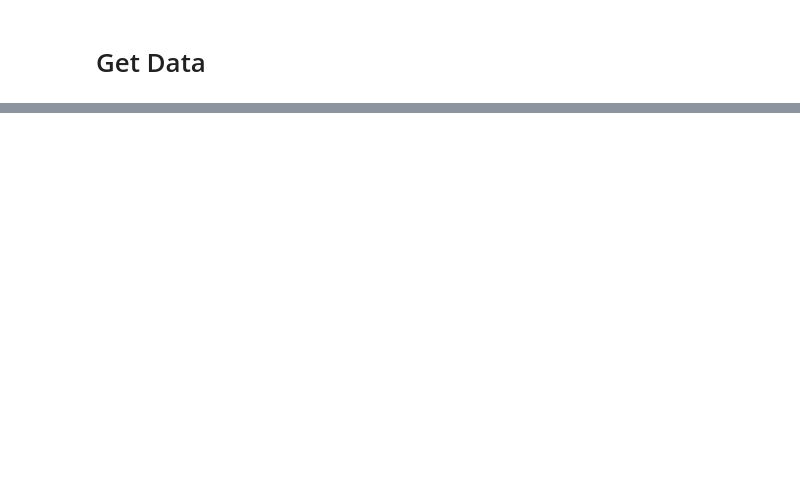
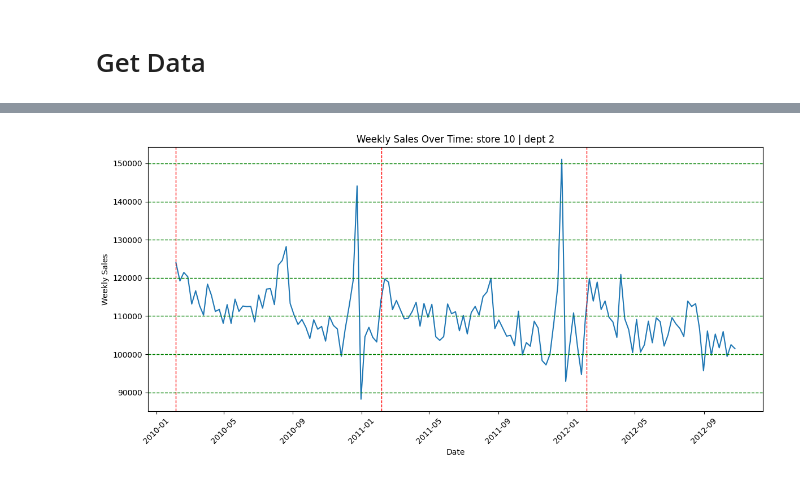
Before and after one commit to Cimbir/Store-Sales-Forecasting, a Jupyter notebook: model_sarima.ipynb, the cells around one changed output, grey strips where cells are left out. Saved outputs shown, nothing was run; the diff lists cells and outputs as text; code cells hidden in the pictures; blank space fills up the shorter version.

```diff
--- a/model_sarima.ipynb
+++ b/model_sarima.ipynb
@@ -133,0 +121,28 @@ test_loader = DataLoader(test_dataset, batch_size=BATCH_SIZE, shuffle=True)
+# %%
+store_id = 10
+dept_id = 2
+
+df['Date'] = pd.to_datetime(df['Date'])
+store_dept_df = df[(df['Store'] == store_id) & (df['Dept'] == dept_id)]
+store_sales_over_time = store_dept_df.groupby('Date')['Weekly_Sales'].sum()
+
+plt.figure(figsize=(12, 6))
+plt.plot(store_sales_over_time.index, store_sales_over_time.values)
+plt.xlabel('Date')
+plt.ylabel(f'Weekly Sales')
+plt.title(f'Weekly Sales Over Time: store {store_id} | dept {dept_id}')
+plt.xticks(rotation=45)
+plt.tight_layout()
+
+# Add vertical lines for the end of each year
+years = pd.to_datetime(store_sales_over_time.index).year.unique()
+for year in years:
+    end_of_year = pd.to_datetime(f'{year}-02-05')
+    plt.axvline(end_of_year, color='red', linestyle='--', lw=1)
+
+for i in range(9, 16):
+  plt.axhline(i * 10000, color='green', linestyle='--', lw=1)
+
+plt.show()
+# %% [output]
+[figure, added]
```
Also changed, not shown: parts of 39 cells of this notebook.
